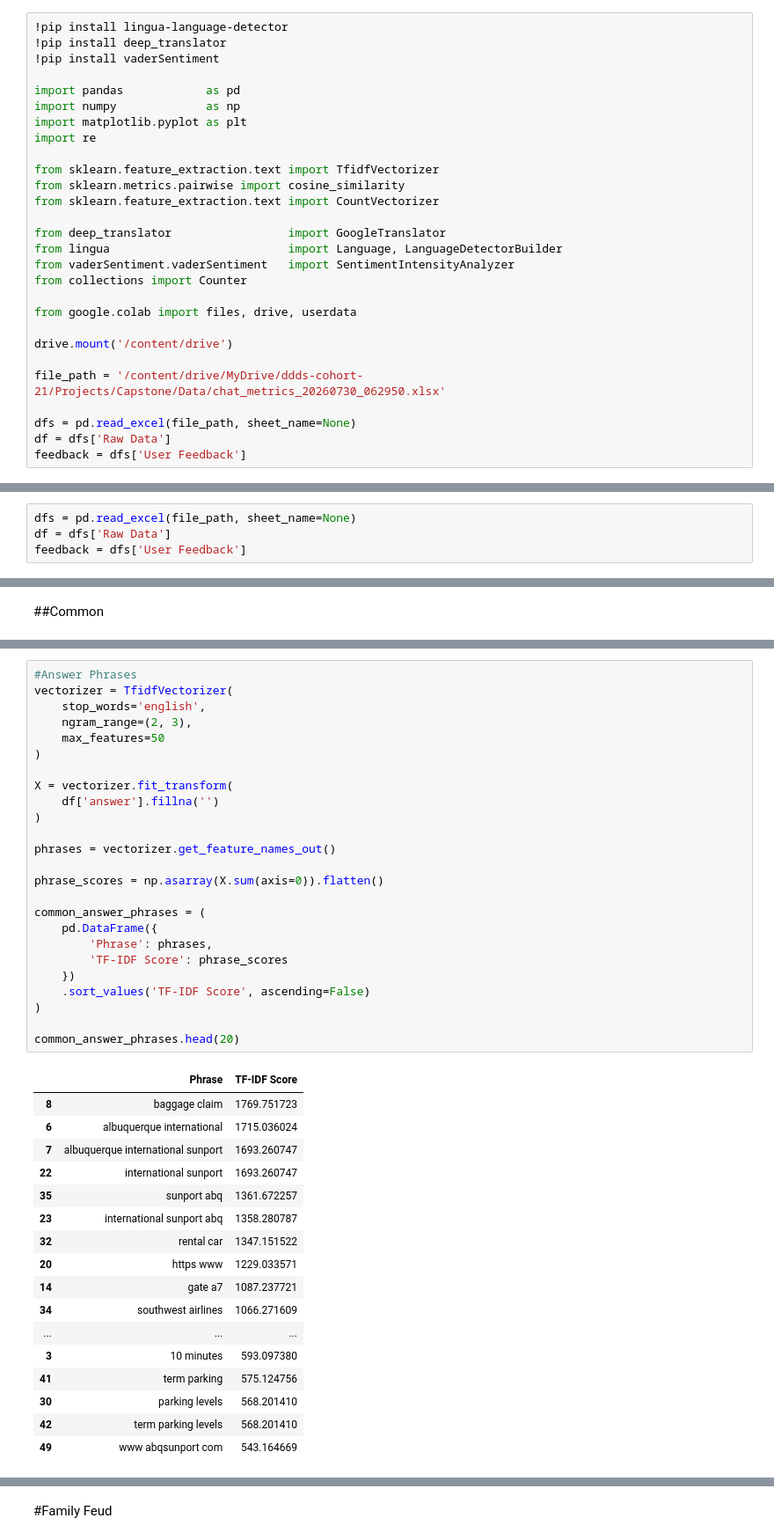
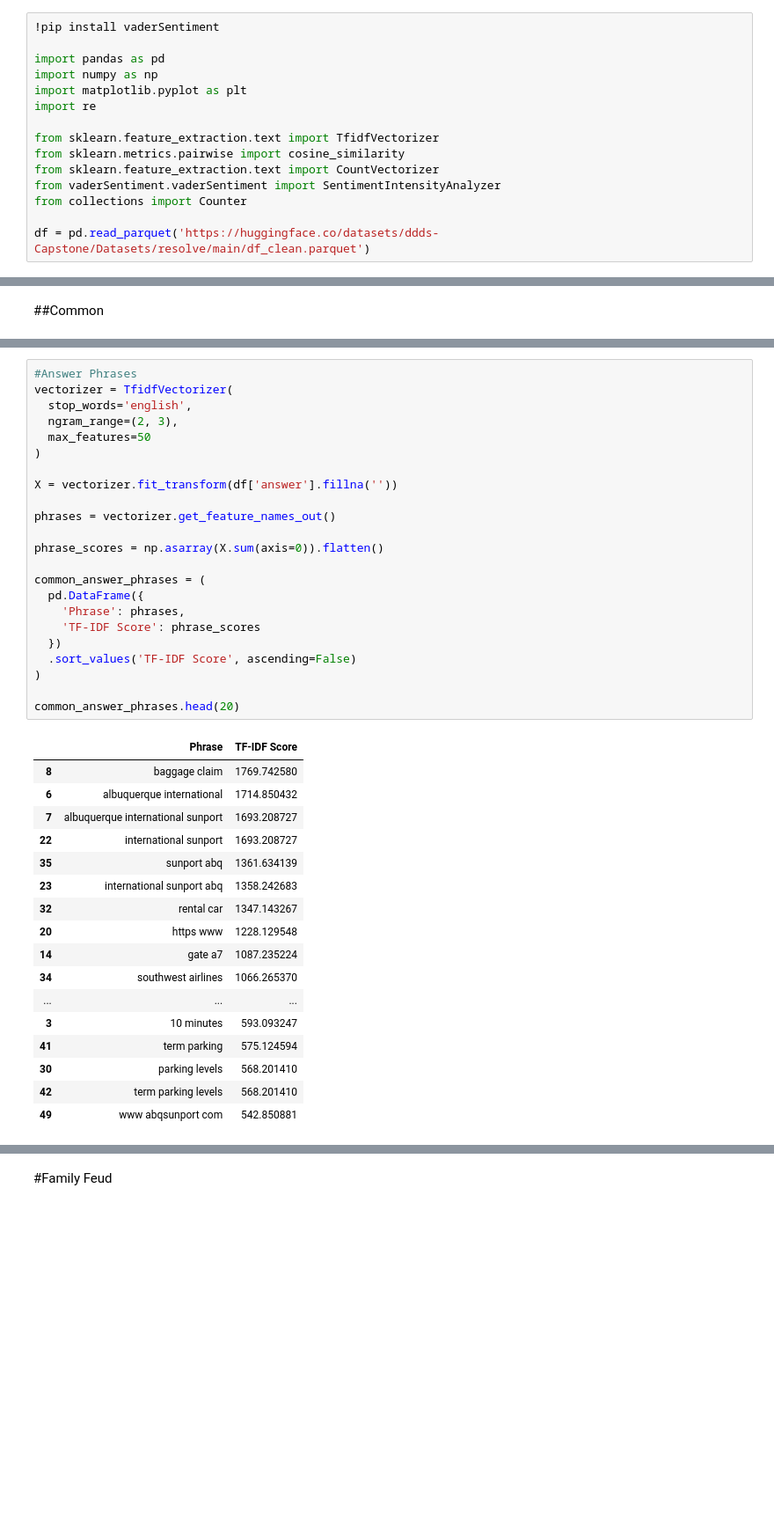
Before and after one commit to stephanie465337/Data-Science-Portfolio-C21, a Jupyter notebook: Projects/Capstone/Text_Exploration.ipynb, the cells around one changed output, grey strips where cells are left out. Shown at 88% size. Cells and saved outputs as stored; diff of their text form; blank space fills up the shorter version.

```diff
--- a/Projects/Capstone/Text_Exploration.ipynb
+++ b/Projects/Capstone/Text_Exploration.ipynb
@@ -1,31 +1,18 @@
 # %% [markdown]
 #Data Clean
 # %%
-!pip install lingua-language-detector
-!pip install deep_translator
 !pip install vaderSentiment
 
-import pandas            as pd
-import numpy             as np
+import pandas as pd
+import numpy as np
 import matplotlib.pyplot as plt
 import re
 
 from sklearn.feature_extraction.text import TfidfVectorizer
 from sklearn.metrics.pairwise import cosine_similarity
 from sklearn.feature_extraction.text import CountVectorizer
-
-from deep_translator                 import GoogleTranslator
-from lingua                          import Language, LanguageDetectorBuilder
-from vaderSentiment.vaderSentiment   import SentimentIntensityAnalyzer
+from vaderSentiment.vaderSentiment import SentimentIntensityAnalyzer
 from collections import Counter
 
-from google.colab import files, drive, userdata
-
-drive.mount('/content/drive')
-
-file_path = '/content/drive/MyDrive/ddds-cohort-21/Projects/Capstone/Data/chat_metrics_20260730_062950.xlsx'
-
-dfs = pd.read_excel(file_path, sheet_name=None)
-df = dfs['Raw Data']
-feedback = dfs['User Feedback']
+df = pd.read_parquet('https://huggingface.co/datasets/ddds-Capstone/Datasets/resolve/main/df_clean.parquet')
 # %% [output]
@@ -49,4 +24,0 @@ Mounted at /content/drive
-# %%
-dfs = pd.read_excel(file_path, sheet_name=None)
-df = dfs['Raw Data']
-feedback = dfs['User Feedback']
@@ -542,46 +411,44 @@ common_bigrams.head(20)
 # %%
 #Answer Phrases
 vectorizer = TfidfVectorizer(
-    stop_words='english',
-    ngram_range=(2, 3),
-    max_features=50
+  stop_words='english',
+  ngram_range=(2, 3),
+  max_features=50
 )
 
-X = vectorizer.fit_transform(
-    df['answer'].fillna('')
-)
+X = vectorizer.fit_transform(df['answer'].fillna(''))
 
 phrases = vectorizer.get_feature_names_out()
 
 phrase_scores = np.asarray(X.sum(axis=0)).flatten()
 
 common_answer_phrases = (
-    pd.DataFrame({
-        'Phrase': phrases,
-        'TF-IDF Score': phrase_scores
-    })
-    .sort_values('TF-IDF Score', ascending=False)
+  pd.DataFrame({
+    'Phrase': phrases,
+    'TF-IDF Score': phrase_scores
+  })
+  .sort_values('TF-IDF Score', ascending=False)
 )
 
 common_answer_phrases.head(20)
 # %% [output]
 |  | Phrase | TF-IDF Score |
-| 8 | baggage claim | 1769.751723 |
-| 6 | albuquerque international | 1715.036024 |
-| 7 | albuquerque international sunport | 1693.260747 |
-| 22 | international sunport | 1693.260747 |
-| 35 | sunport abq | 1361.672257 |
-| 23 | international sunport abq | 1358.280787 |
-| 32 | rental car | 1347.151522 |
-| 20 | https www | 1229.033571 |
-| 14 | gate a7 | 1087.237721 |
-| 34 | southwest airlines | 1066.271609 |
+| 8 | baggage claim | 1769.742580 |
+| 6 | albuquerque international | 1714.850432 |
+| 7 | albuquerque international sunport | 1693.208727 |
+| 22 | international sunport | 1693.208727 |
+| 35 | sunport abq | 1361.634139 |
+| 23 | international sunport abq | 1358.242683 |
+| 32 | rental car | 1347.143267 |
+| 20 | https www | 1228.129548 |
+| 14 | gate a7 | 1087.235224 |
+| 34 | southwest airlines | 1066.265370 |
 | ... | ... | ... |
-| 3 | 10 minutes | 593.097380 |
-| 41 | term parking | 575.124756 |
+| 3 | 10 minutes | 593.093247 |
+| 41 | term parking | 575.124594 |
 | 30 | parking levels | 568.201410 |
 | 42 | term parking levels | 568.201410 |
-| 49 | www abqsunport com | 543.164669 |
+| 49 | www abqsunport com | 542.850881 |
 # %%
 #Question by Primary Category
 df.groupby('primary_category')['question'].count()
```
Also changed, not shown: parts of 21 cells of this notebook.
